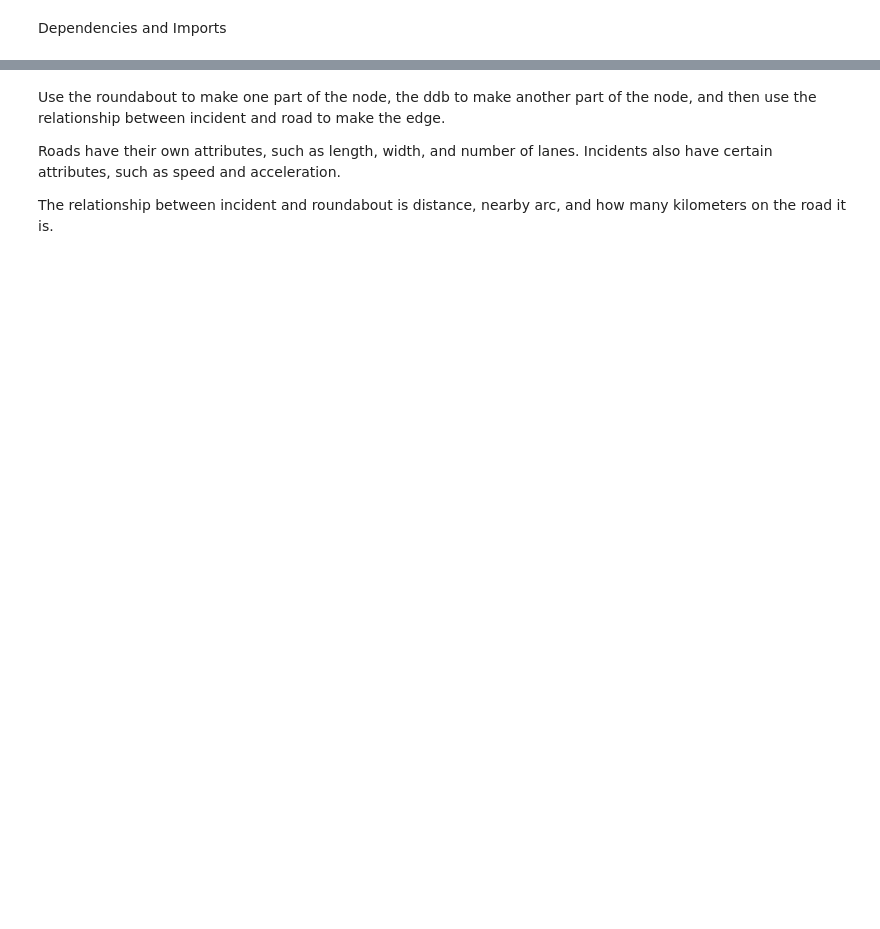
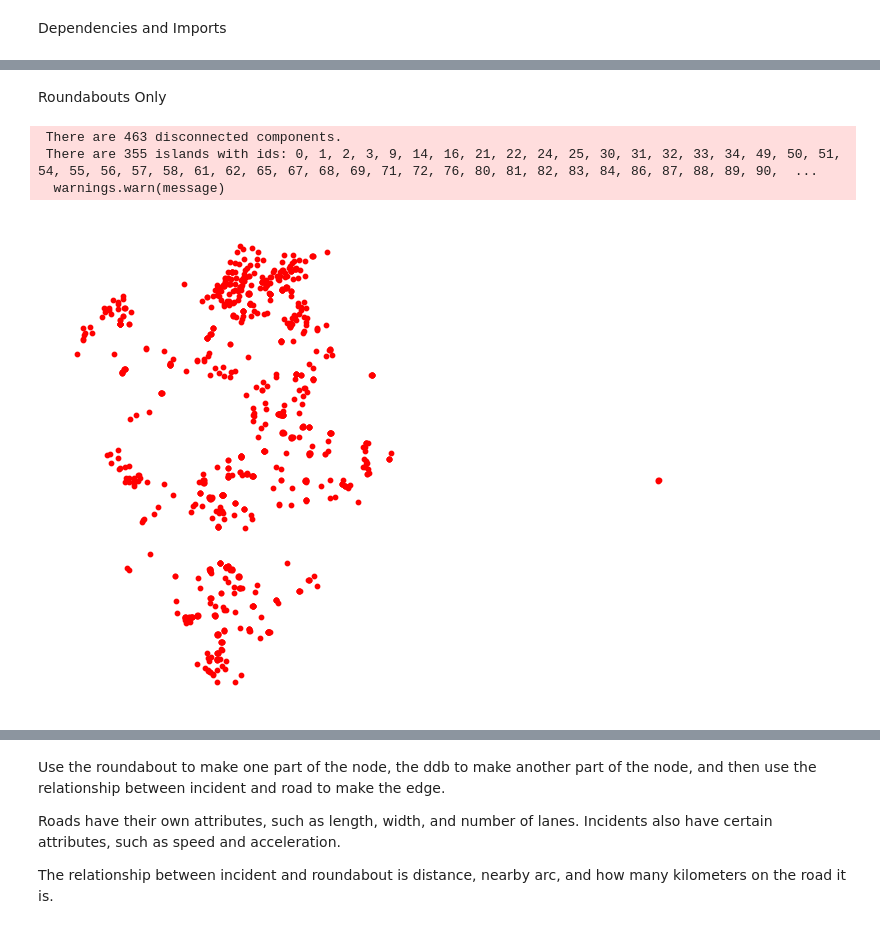
Before and after one commit to tylershienlim/python-CompassIoT-Capstone, a Jupyter notebook: DD-graph-road-incident.ipynb, the cells around one changed output, grey strips where cells are left out. Saved outputs shown, nothing was run; the diff lists cells and outputs as text; code cells hidden in the pictures; blank space fills up the shorter version.

```diff
--- a/DD-graph-road-incident.ipynb
+++ b/DD-graph-road-incident.ipynb
@@ -10,8 +10,7 @@ import matplotlib.pyplot as plt
 from libpysal import weights, examples
 # %%
 ddb = gpd.read_file('./data/ddb_roundabout.geojson')
+roads = gpd.read_file('./data/roundaboutv3.geojson')
-# %%
-roads = gpd.read_file('./data/roundabout.geojson')
 # %%
 def check_graph(nxgraph):
     # Check if the graph has any nodes.
@@ -38,0 +78,17 @@ def check_graph(nxgraph):
+# %% [markdown]
+Roundabouts Only
+# %%
+centres = np.column_stack((roads.centroid.x, roads.centroid.y))
+queen = weights.Queen.from_dataframe(roads)
+roundgraph = queen.to_networkx()
+positions = dict(zip(roundgraph.nodes, centres))
+roundgraph.remove_edges_from(list(roundgraph.edges()))
+# %% [output]
+ There are 463 disconnected components.
+ There are 355 islands with ids: 0, 1, 2, 3, 9, 14, 16, 21, 22, 24, 25, 30, 31, 32, 33, 34, 49, 50, 51, 54, 55, 56, 57, 58, 61, 62, 65, 67, 68, 69, 71, 72, 76, 80, 81, 82, 83, 84, 86, 87, 88, 89, 90,  ...
+  warnings.warn(message)
+# %%
+nx.draw(roundgraph, positions, node_size=10, node_color="r")
+plt.show()
+# %% [output]
+[figure, added]
```
Also changed, not shown: parts of 31 cells of this notebook, 2 other files.
